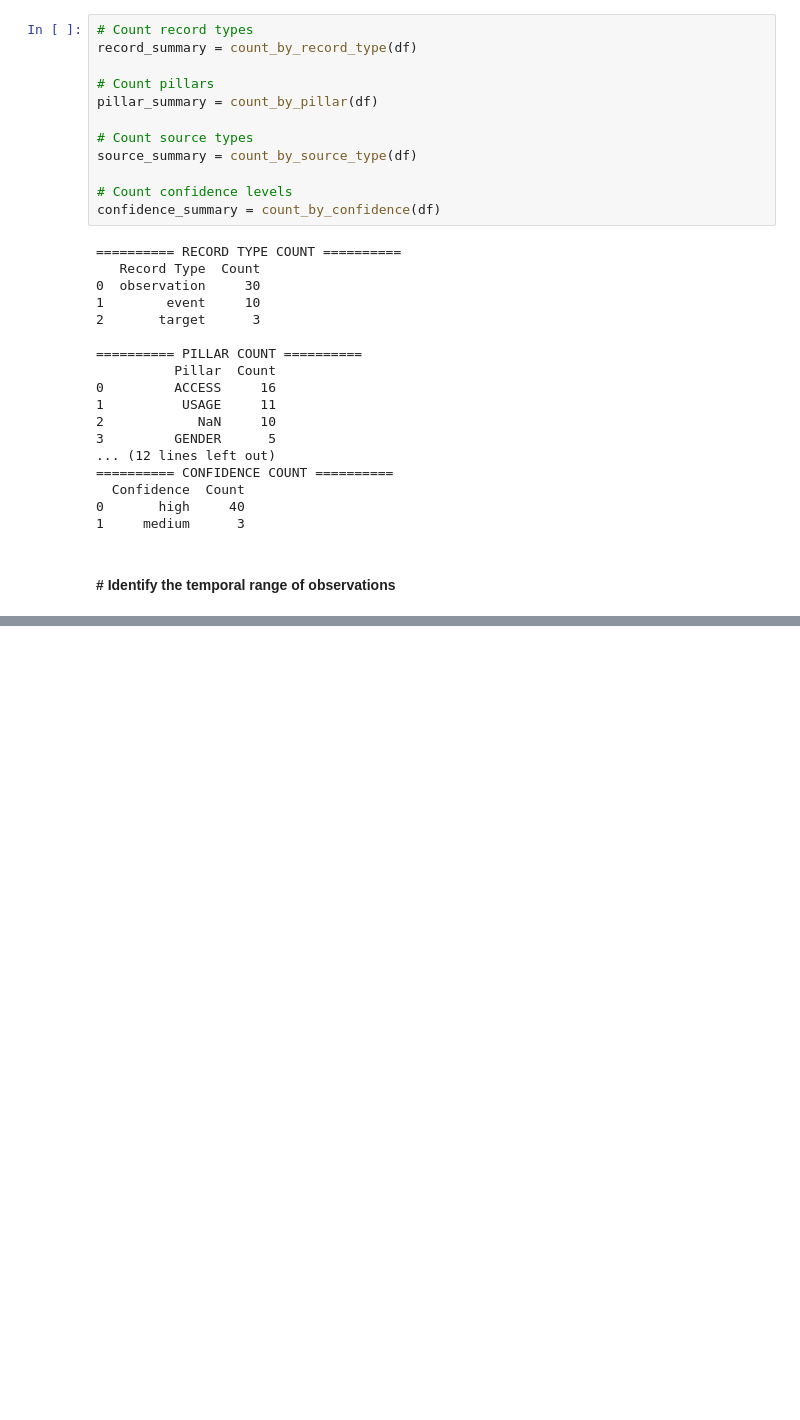
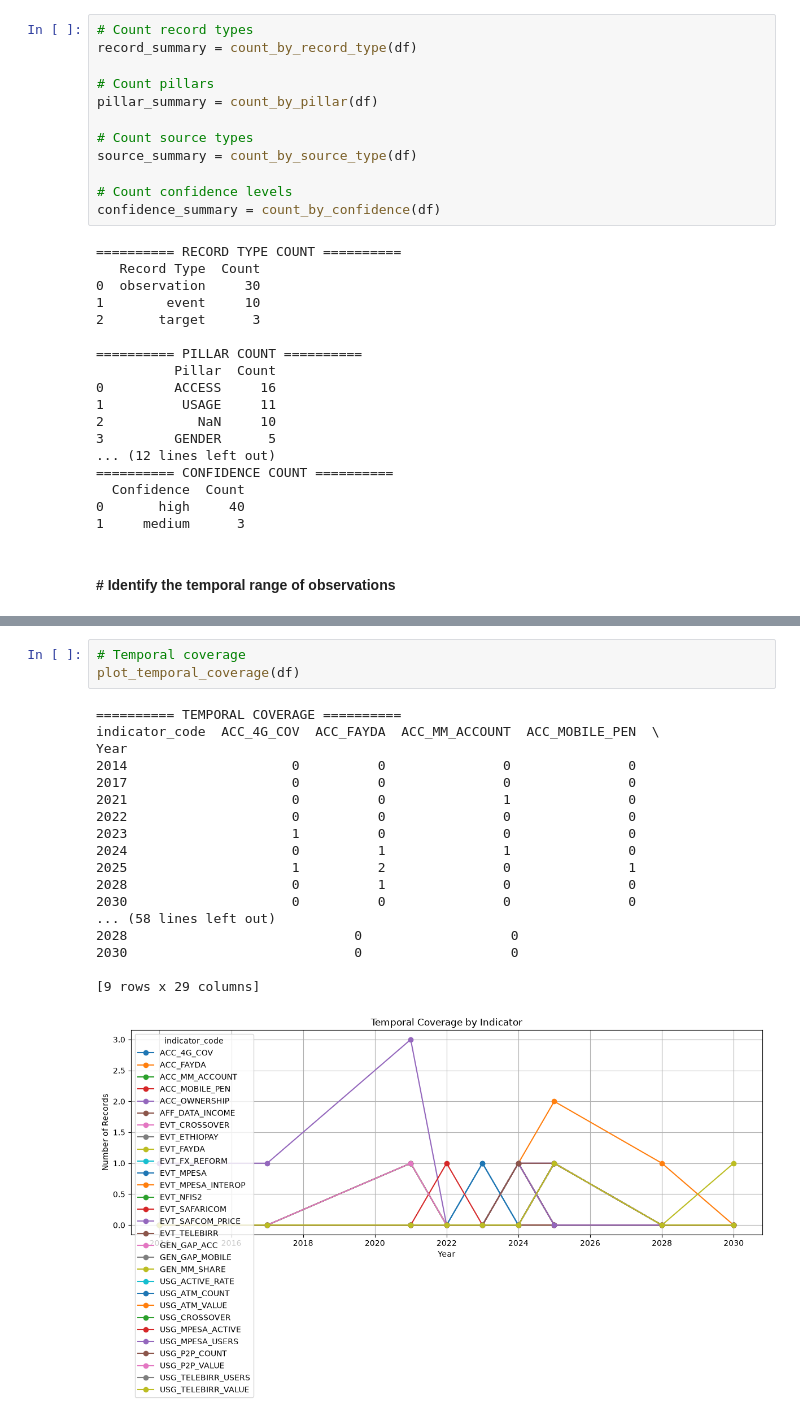
Before and after one commit to AyantuGeremew/ethiopia_fi_forecast, a Jupyter notebook: notebooks/main.ipynb, the cells around one changed output, grey strips where cells are left out. Saved outputs shown, nothing was run; the diff lists cells and outputs as text; blank space fills up the shorter version.

```diff
--- a/notebooks/main.ipynb
+++ b/notebooks/main.ipynb
@@ -371,0 +617,22 @@ temporal_summary = identify_observation_temporal_range(df)
+# %%
+# Temporal coverage
+plot_temporal_coverage(df)
+# %% [output]
+========== TEMPORAL COVERAGE ==========
+indicator_code  ACC_4G_COV  ACC_FAYDA  ACC_MM_ACCOUNT  ACC_MOBILE_PEN  \
+Year
+2014                     0          0               0               0
+2017                     0          0               0               0
+2021                     0          0               1               0
+2022                     0          0               0               0
+2023                     1          0               0               0
+2024                     0          1               1               0
+2025                     1          2               0               1
+2028                     0          1               0               0
+2030                     0          0               0               0
+... (58 lines left out)
+2028                             0                   0
+2030                             0                   0
+
+[9 rows x 29 columns]
+[figure, added]
```
Also changed, not shown: parts of 22 cells of this notebook, 2 other files.
